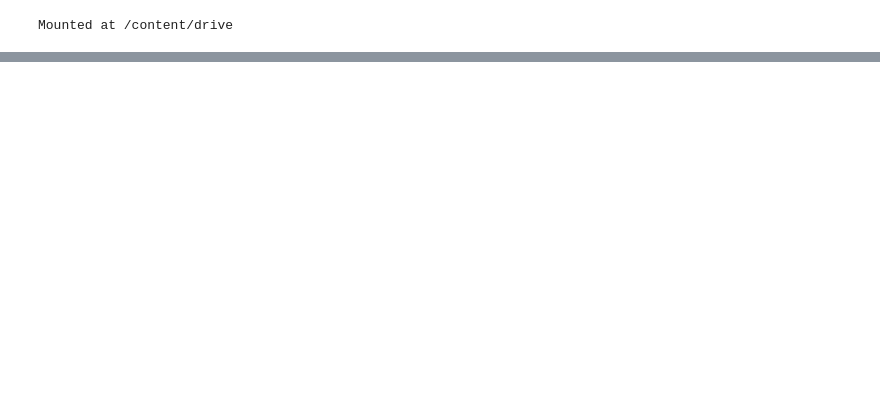
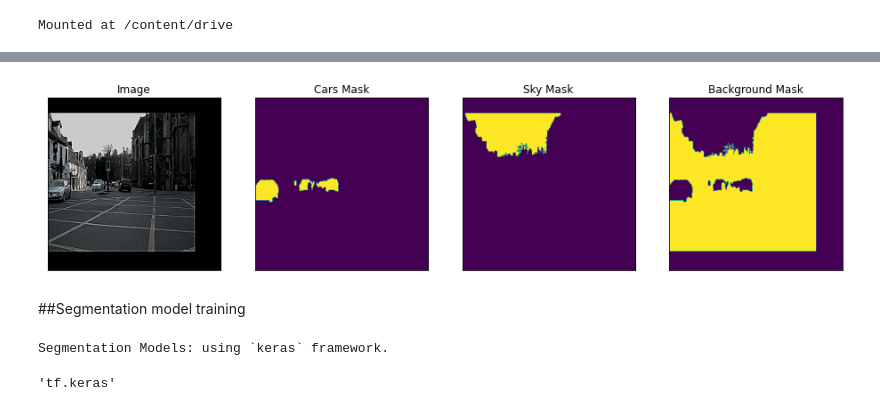
Before and after one commit to BearKS/Robotic-weed-control-system, a Jupyter notebook: Weed_Detection.ipynb, the cells around one changed output, grey strips where cells are left out. Drawn from its saved outputs; the diff is of its cells as text; code cells hidden in the pictures; blank space fills up the shorter version.

```diff
--- a/Weed_Detection.ipynb
+++ b/Weed_Detection.ipynb
@@ -23,0 +304,24 @@ plt.show()
+# %%
+# Lets look at augmented data we have
+dataset = Dataset(x_train_dir, y_train_dir, classes=['car', 'sky'], augmentation=get_training_augmentation())
+
+image, mask = dataset[12] # get some sample
+visualize(
+    image=image,
+    cars_mask=mask[..., 0].squeeze(),
+    sky_mask=mask[..., 1].squeeze(),
+    background_mask=mask[..., 2].squeeze(),
+)
+# %% [output]
+[figure, added]
+# %% [markdown]
+##Segmentation model training
+# %%
+import segmentation_models as sm
+sm.set_framework('tf.keras')
+sm.framework()
+# segmentation_models could also use `tf.keras` if you do not have Keras installed
+# or you could switch to other framework using `sm.set_framework('tf.keras')`
+# %% [output]
+Segmentation Models: using `keras` framework.
+'tf.keras'
```
Also changed, not shown: parts of 28 cells of this notebook.
